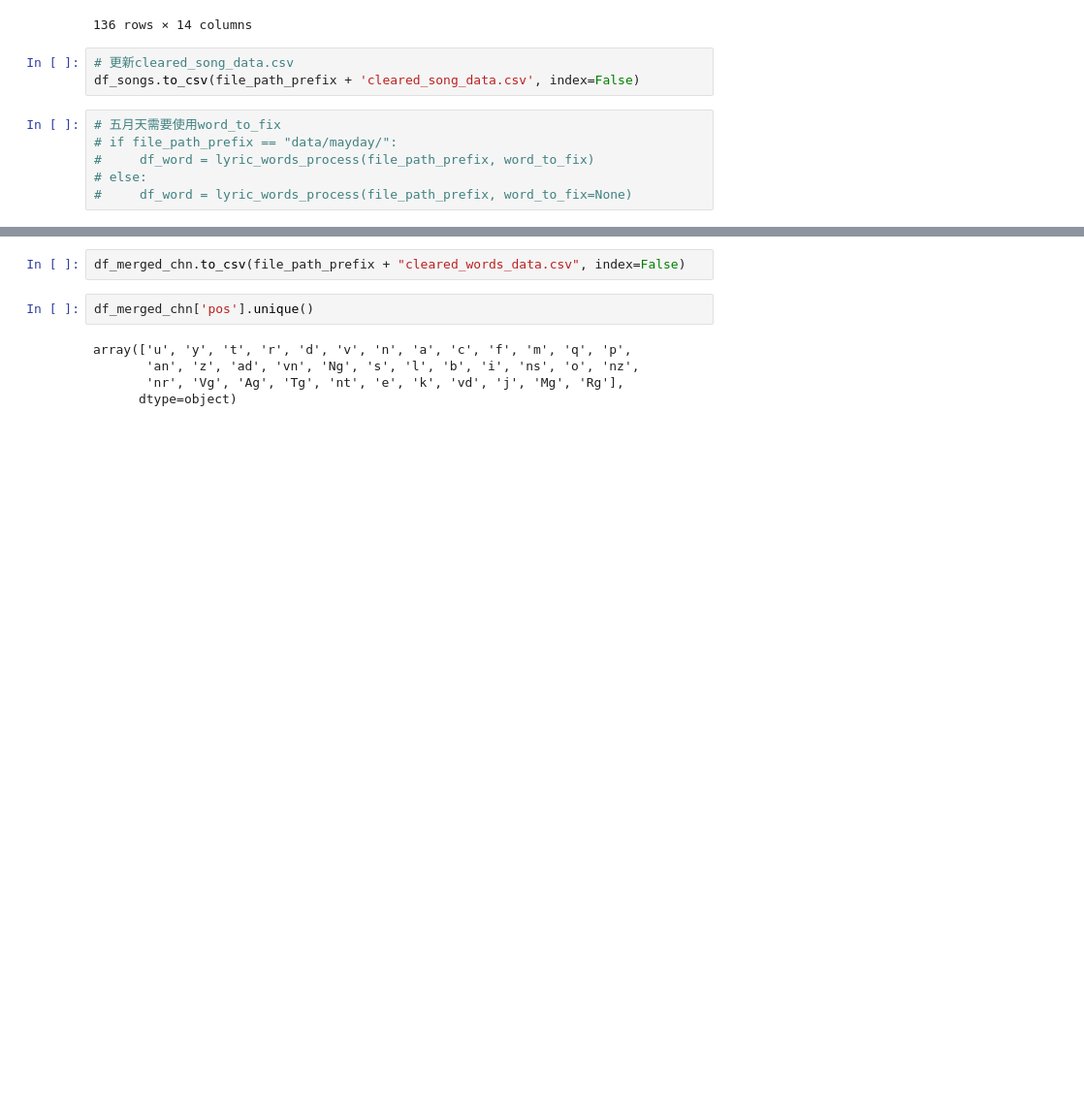
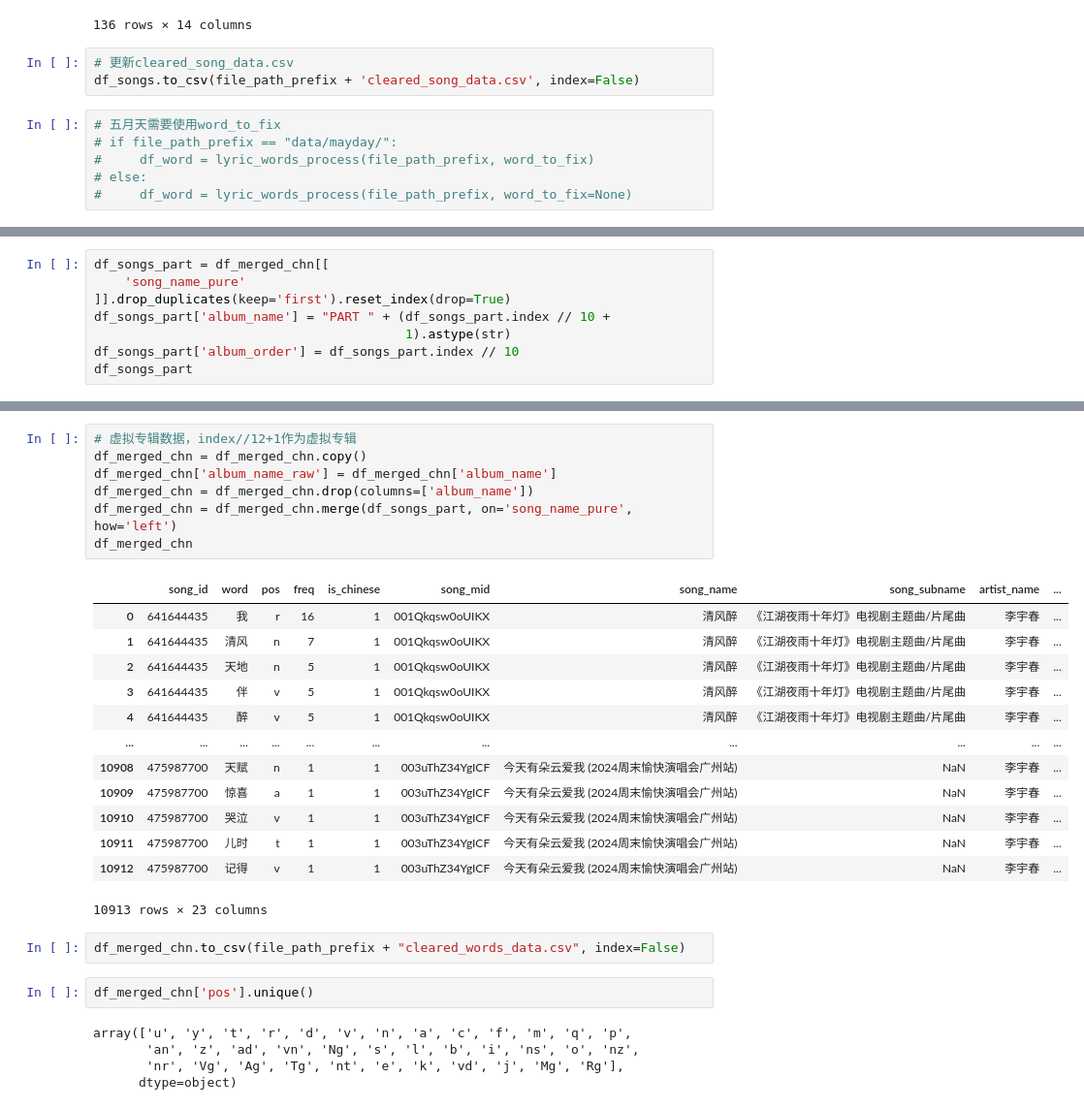
Before and after one commit to Kofi-W/net_charts, a Jupyter notebook: songs/word_pos_extra.ipynb, the cells around one changed output, grey strips where cells are left out. Shown at 97% size. Cells and saved outputs as stored; diff of their text form; blank space fills up the shorter version.

```diff
--- a/songs/word_pos_extra.ipynb
+++ b/songs/word_pos_extra.ipynb
@@ -312,0 +323,8 @@ df_merged_chn
+# %%
+df_songs_part = df_merged_chn[[
+    'song_name_pure'
+]].drop_duplicates(keep='first').reset_index(drop=True)
+df_songs_part['album_name'] = "PART " + (df_songs_part.index // 10 +
+                                         1).astype(str)
+df_songs_part['album_order'] = df_songs_part.index // 10
+df_songs_part
@@ -313,3 +345,24 @@ df_merged_chn
+# %%
+# 虚拟专辑数据，index//12+1作为虚拟专辑
+df_merged_chn = df_merged_chn.copy()
+df_merged_chn['album_name_raw'] = df_merged_chn['album_name']
+df_merged_chn = df_merged_chn.drop(columns=['album_name'])
+df_merged_chn = df_merged_chn.merge(df_songs_part, on='song_name_pure', how='left')
+df_merged_chn
+# %% [output]
+|  | song_id | word | pos | freq | is_chinese | song_mid | song_name | song_subname | artist_name | ... |
+| 0 | 641644435 | 我 | r | 16 | 1 | 001Qkqsw0oUIKX | 清风醉 | 《江湖夜雨十年灯》电视剧主题曲/片尾曲 | 李宇春 | ... |
+| 1 | 641644435 | 清风 | n | 7 | 1 | 001Qkqsw0oUIKX | 清风醉 | 《江湖夜雨十年灯》电视剧主题曲/片尾曲 | 李宇春 | ... |
+| 2 | 641644435 | 天地 | n | 5 | 1 | 001Qkqsw0oUIKX | 清风醉 | 《江湖夜雨十年灯》电视剧主题曲/片尾曲 | 李宇春 | ... |
+| 3 | 641644435 | 伴 | v | 5 | 1 | 001Qkqsw0oUIKX | 清风醉 | 《江湖夜雨十年灯》电视剧主题曲/片尾曲 | 李宇春 | ... |
+| 4 | 641644435 | 醉 | v | 5 | 1 | 001Qkqsw0oUIKX | 清风醉 | 《江湖夜雨十年灯》电视剧主题曲/片尾曲 | 李宇春 | ... |
+| ... | ... | ... | ... | ... | ... | ... | ... | ... | ... | ... |
+| 10908 | 475987700 | 天赋 | n | 1 | 1 | 003uThZ34YgICF | 今天有朵云爱我 (2024周末愉快演唱会广州站) | NaN | 李宇春 | ... |
+| 10909 | 475987700 | 惊喜 | a | 1 | 1 | 003uThZ34YgICF | 今天有朵云爱我 (2024周末愉快演唱会广州站) | NaN | 李宇春 | ... |
+| 10910 | 475987700 | 哭泣 | v | 1 | 1 | 003uThZ34YgICF | 今天有朵云爱我 (2024周末愉快演唱会广州站) | NaN | 李宇春 | ... |
+| 10911 | 475987700 | 儿时 | t | 1 | 1 | 003uThZ34YgICF | 今天有朵云爱我 (2024周末愉快演唱会广州站) | NaN | 李宇春 | ... |
+| 10912 | 475987700 | 记得 | v | 1 | 1 | 003uThZ34YgICF | 今天有朵云爱我 (2024周末愉快演唱会广州站) | NaN | 李宇春 | ... |
+10913 rows × 23 columns
 # %%
 df_merged_chn.to_csv(file_path_prefix + "cleared_words_data.csv", index=False)
 # %%
```
Also changed, not shown: parts of 12 cells of this notebook, 11 other files.
